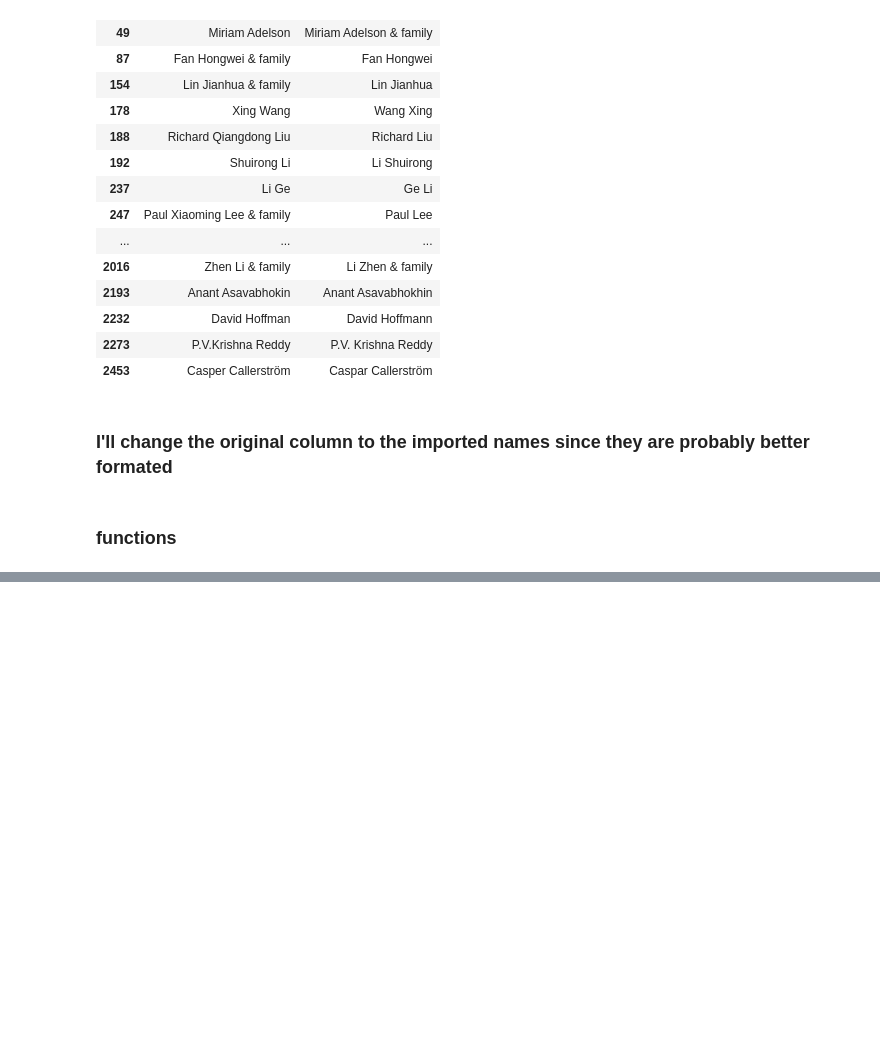
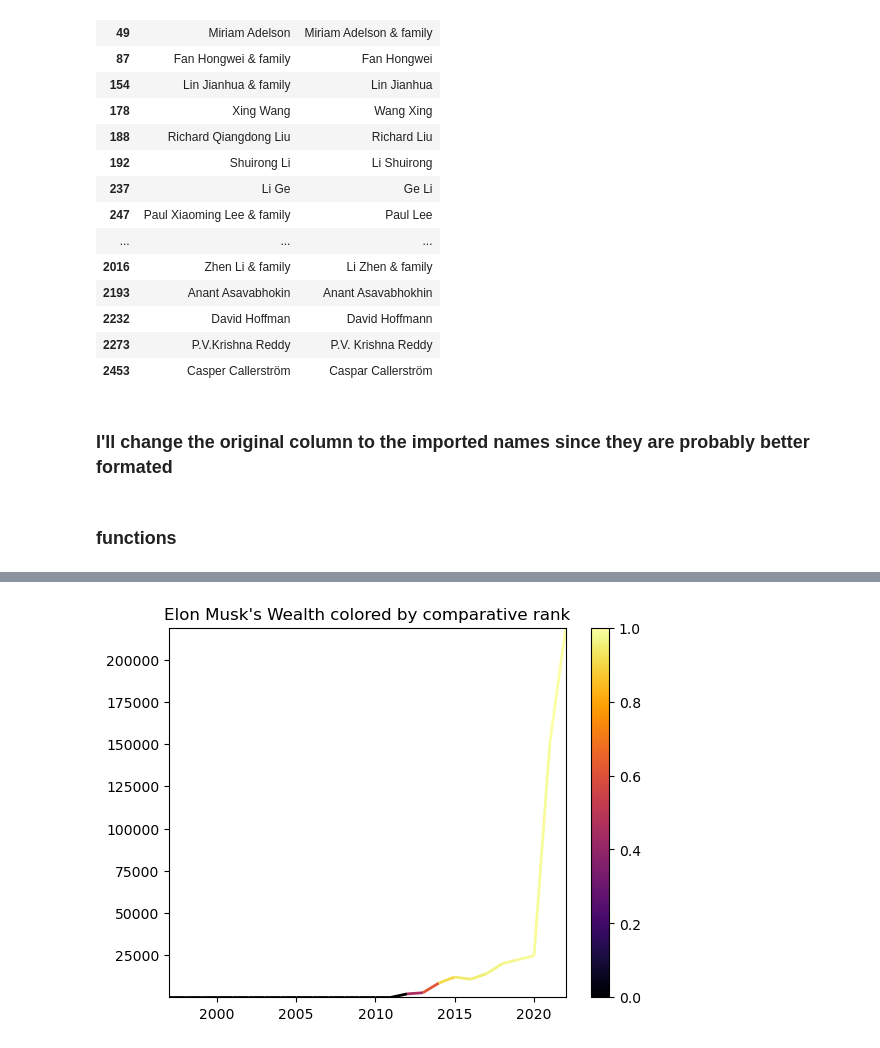
Before and after one commit to JankiShahPatel/Forbes_Billionaire_Data_Visulization, a Jupyter notebook: forbes_data_gathering.ipynb, the cells around one changed output, grey strips where cells are left out. Saved outputs shown, nothing was run; the diff lists cells and outputs as text; code cells hidden in the pictures; blank space fills up the shorter version.

```diff
--- a/forbes_data_gathering.ipynb
+++ b/forbes_data_gathering.ipynb
@@ -151,3 +291,44 @@ elon
+# %%
+
+
+def color_map_color(value, cmap_name='inferno', vmin=0, vmax=1):
+    # norm = plt.Normalize(vmin, vmax)
+    norm = matplotlib.colors.Normalize(vmin=vmin, vmax=vmax)
+    cmap = cm.get_cmap(cmap_name)  # PiYG
+    rgb = cmap(norm(abs(value)))[:3]  # will return rgba, we take only first 3 so we get rgb
+    color = matplotlib.colors.rgb2hex(rgb)
+    return color
+
+
+fig, ax = plt.subplots()
+y,r = elon.wealth.values,elon.rank_.values
+x = np.arange(1997,2023)
+
+
+points = np.array([x, y]).T.reshape(-1, 1, 2)
+segments = np.concatenate([points[:-1], points[1:]], axis=1)
+
+# Create a continuous norm to map from data points to colors
+
+#lc = LineCollection(segments, cmap='prism',colors = cm.hot(list(r)))
+lc = LineCollection(segments, cmap='inferno',colors = list(map(color_map_color,r)))
+# Set the values used for colormapping
+lc.set_array([0,1])
+lc.set_linewidth(2)
+lc.set_label('Line Number')
+line = ax.add_collection(lc)
+fig.colorbar(line, ax=ax)
+
+
+name = "Elon Musk"
+ax.set_title(f"{name}'s Wealth colored by comparative rank")
+
+ax.set_xlim(x.min(), x.max())
+ax.set_ylim(1, y.max())
+
+plt.show()
+# %% [output]
+[figure, added]
 # %%
 import matplotlib.colors as co
 import matplotlib.cm as cm
```
Also changed, not shown: parts of 12 cells of this notebook, 8 other files.
